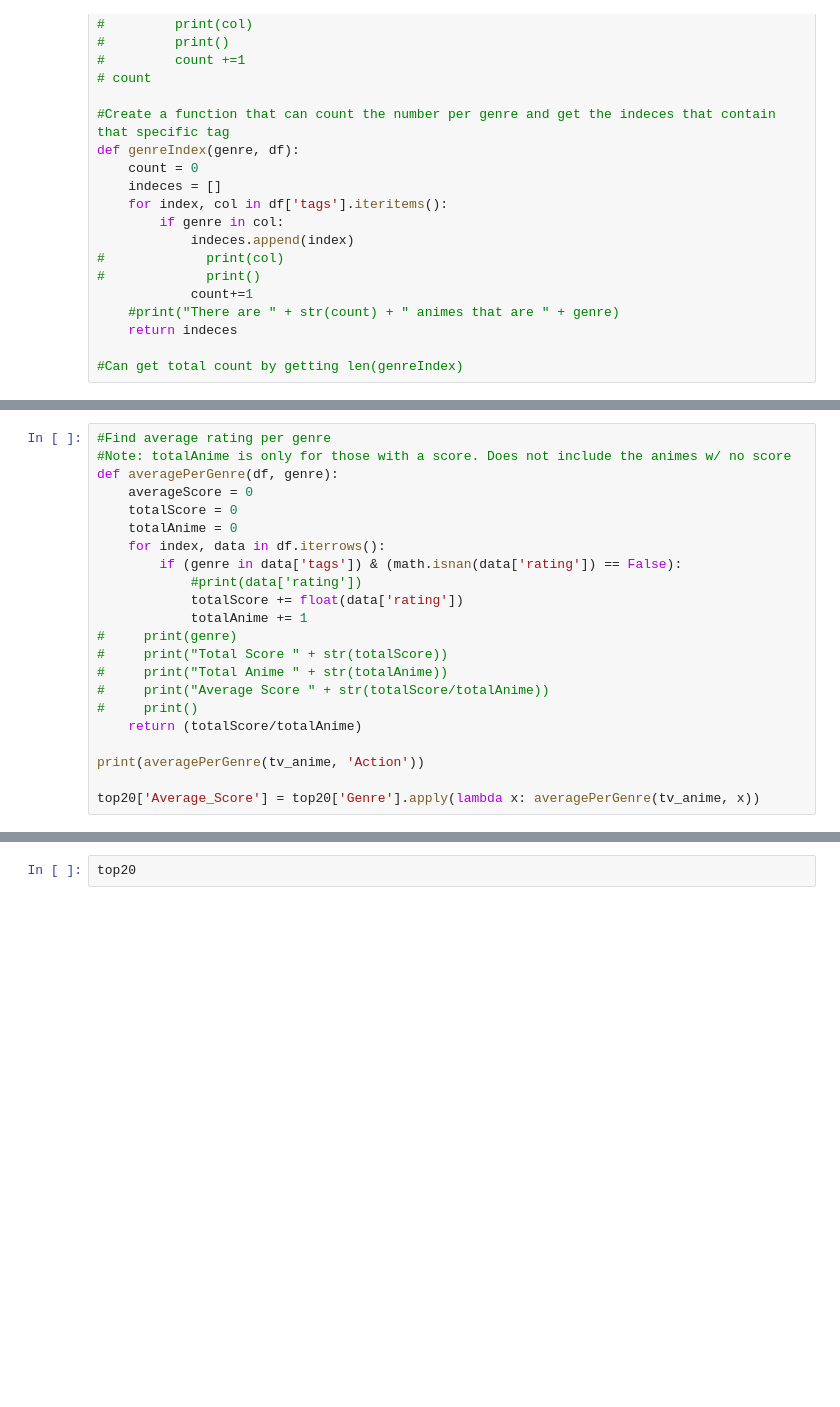
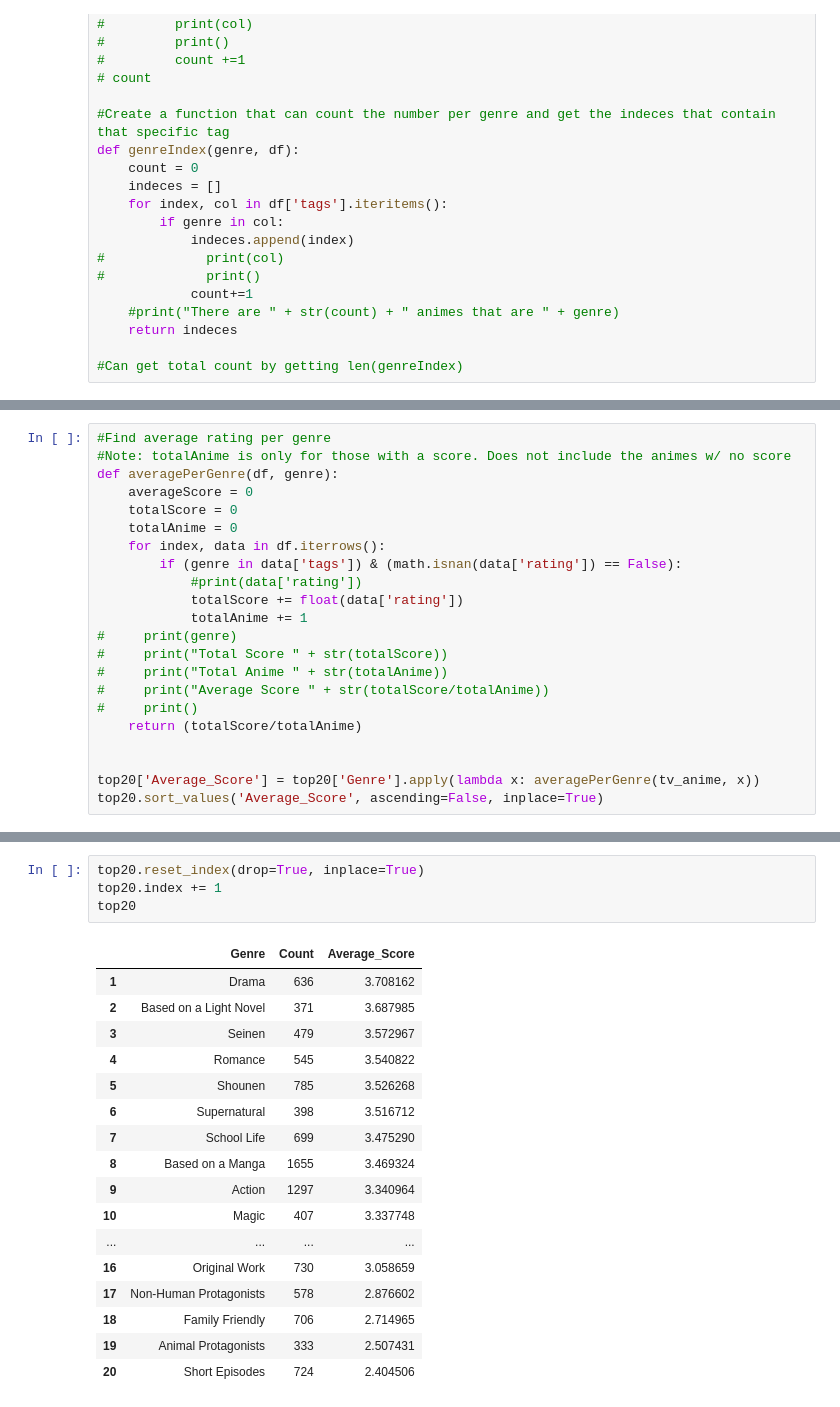
Before and after one commit to carmelamonis/anime-challenge, a Jupyter notebook: myanimelist.ipynb, the cells around one changed output, grey strips where cells are left out. Drawn from its saved outputs; the diff is of its cells as text; blank space fills up the shorter version.

```diff
--- a/myanimelist.ipynb
+++ b/myanimelist.ipynb
@@ -240,6 +243,6 @@ def averagePerGenre(df, genre):
 #     print()
     return (totalScore/totalAnime)
 
-print(averagePerGenre(tv_anime, 'Action'))
 
 top20['Average_Score'] = top20['Genre'].apply(lambda x: averagePerGenre(tv_anime, x))
+top20.sort_values('Average_Score', ascending=False, inplace=True)
@@ -246,2 +273,22 @@ top20['Average_Score'] = top20['Genre'].apply(lambda x: averagePerGenre(tv_anime
 # %%
+top20.reset_index(drop=True, inplace=True)
+top20.index += 1
 top20
+# %% [output]
+|  | Genre | Count | Average_Score |
+| 1 | Drama | 636 | 3.708162 |
+| 2 | Based on a Light Novel | 371 | 3.687985 |
+| 3 | Seinen | 479 | 3.572967 |
+| 4 | Romance | 545 | 3.540822 |
+| 5 | Shounen | 785 | 3.526268 |
+| 6 | Supernatural | 398 | 3.516712 |
+| 7 | School Life | 699 | 3.475290 |
+| 8 | Based on a Manga | 1655 | 3.469324 |
+| 9 | Action | 1297 | 3.340964 |
+| 10 | Magic | 407 | 3.337748 |
+| ... | ... | ... | ... |
+| 16 | Original Work | 730 | 3.058659 |
+| 17 | Non-Human Protagonists | 578 | 2.876602 |
+| 18 | Family Friendly | 706 | 2.714965 |
+| 19 | Animal Protagonists | 333 | 2.507431 |
+| 20 | Short Episodes | 724 | 2.404506 |
```
Also changed, not shown: parts of 11 cells of this notebook.
